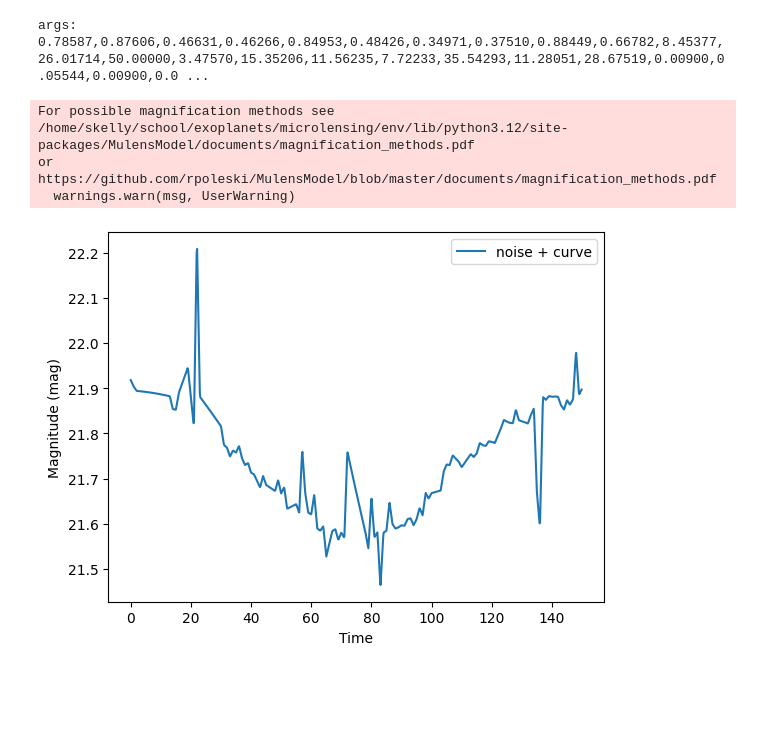
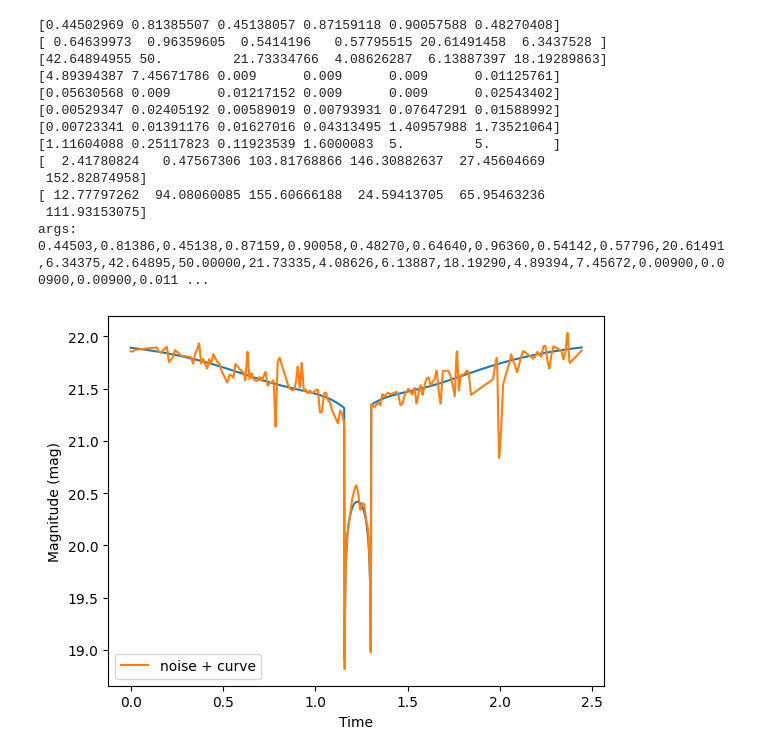
Before and after one commit to star-skelly/microlensing, a Jupyter notebook: data_generation_pipeline.ipynb, the cells around one changed output. Saved outputs shown, nothing was run; the diff lists cells and outputs as text; code cells hidden in the pictures; blank space fills up the shorter version.

```diff
--- a/data_generation_pipeline.ipynb
+++ b/data_generation_pipeline.ipynb
@@ -115,7 +115,7 @@ noise_x, noise_y = choose_random_noise_curve()
 fig = plt.figure()
 plt.plot(x, y, label="curve")
 noise_interp = np.interp(x, noise_x, noise_y)
-noise_small = noise_interp * np.std(y) / (max(noise_y) - min(noise_y))
+noise_small = noise_interp * np.std(y) / (max(noise_interp) - min(noise_interp))
 plt.plot(x, noise_small + min(y), label="noise")
 plt.plot(x, y + noise_small, label="noise + curve")
 plt.xlabel("Time")
@@ -127,32 +132,42 @@ plt.show()
 # %%
 def noisy_curve(args):
     x, y = get_curve(args)
+    plt.plot(x, y)
     noise_x, noise_y = choose_random_noise_curve()
-    noise_interp = np.interp(x, noise_x, noise_y)
-    noise_small = noise_interp * 2 * (max(y) - min(y)) / (max(noise_y) - min(noise_y))
-    curve = y +  noise_small
-
+    domain_shift = (max(x) - min(x)) / (max(noise_x) - min(noise_x))
+    noise_interp = np.interp(x, noise_x * domain_shift, noise_y)
+    noise_small = noise_interp * 3 * np.std(y) / (max(noise_interp) - min(noise_interp))
+    curve = y + noise_small
     return x, curve
 # %%
 params = Params()
-labels, args = params.get_vals(10)
+args, labels = params.get_vals(10)
+for arg in args:
+    print(arg)
 print("args:",','.join(['%.5f' % num for arg in args for num in arg]))
 # %% [output]
-args: 0.78587,0.87606,0.46631,0.46266,0.84953,0.48426,0.34971,0.37510,0.88449,0.66782,8.45377,26.01714,50.00000,3.47570,15.35206,11.56235,7.72233,35.54293,11.28051,28.67519,0.00900,0.05544,0.00900,0.0 ...
+[0.44502969 0.81385507 0.45138057 0.87159118 0.90057588 0.48270408]
+[ 0.64639973  0.96359605  0.5414196   0.57795515 20.61491458  6.3437528 ]
+[42.64894955 50.         21.73334766  4.08626287  6.13887397 18.19289863]
+[4.89394387 7.45671786 0.009      0.009      0.009      0.01125761]
+[0.05630568 0.009      0.01217152 0.009      0.009      0.02543402]
+[0.00529347 0.02405192 0.00589019 0.00793931 0.07647291 0.01588992]
+[0.00723341 0.01391176 0.01627016 0.04313495 1.40957988 1.73521064]
+[1.11604088 0.25117823 0.11923539 1.6000083  5.         5.        ]
+[  2.41780824   0.47567306 103.81768866 146.30882637  27.45604669
+ 152.82874958]
+[ 12.77797262  94.08060085 155.60666188  24.59413705  65.95463236
+ 111.93153075]
+args: 0.44503,0.81386,0.45138,0.87159,0.90058,0.48270,0.64640,0.96360,0.54142,0.57796,20.61491,6.34375,42.64895,50.00000,21.73335,4.08626,6.13887,18.19290,4.89394,7.45672,0.00900,0.00900,0.00900,0.011 ...
 # %%
-x, y_curve = noisy_curve(params.get_val()[0])
-plt.plot(x, y_curve, label="noise + curve")
+x_curve, y_curve = noisy_curve(args[0])
+plt.plot(x_curve, y_curve, label="noise + curve")
 plt.xlabel("Time")
 plt.ylabel("Magnitude (mag)")
 plt.legend()
 plt.show()
 # %% [output]
-For possible magnification methods see
-/home/skelly/school/exoplanets/microlensing/env/lib/python3.12/site-packages/MulensModel/documents/magnification_methods.pdf
-or
-https://github.com/rpoleski/MulensModel/blob/master/documents/magnification_methods.pdf
-  warnings.warn(msg, UserWarning)
-[figure, old version]
+[figure, new version]
 # %%
 arg_file = 'data/generated_lightcurves/params.csv'
 f = open(arg_file, "w+")
```
Also changed, not shown: parts of 6 cells of this notebook, 1 other file.
